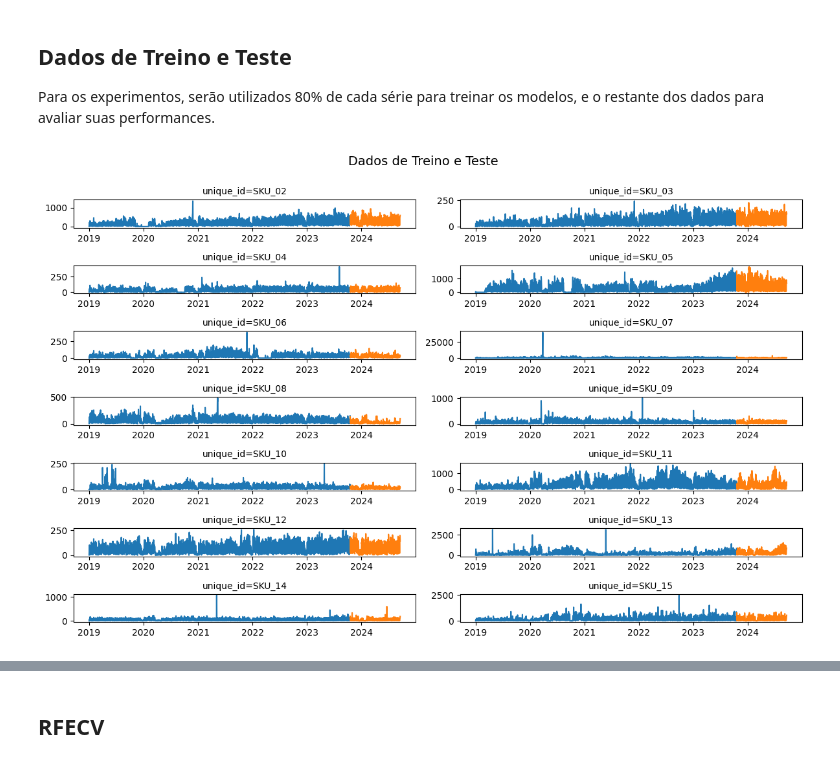
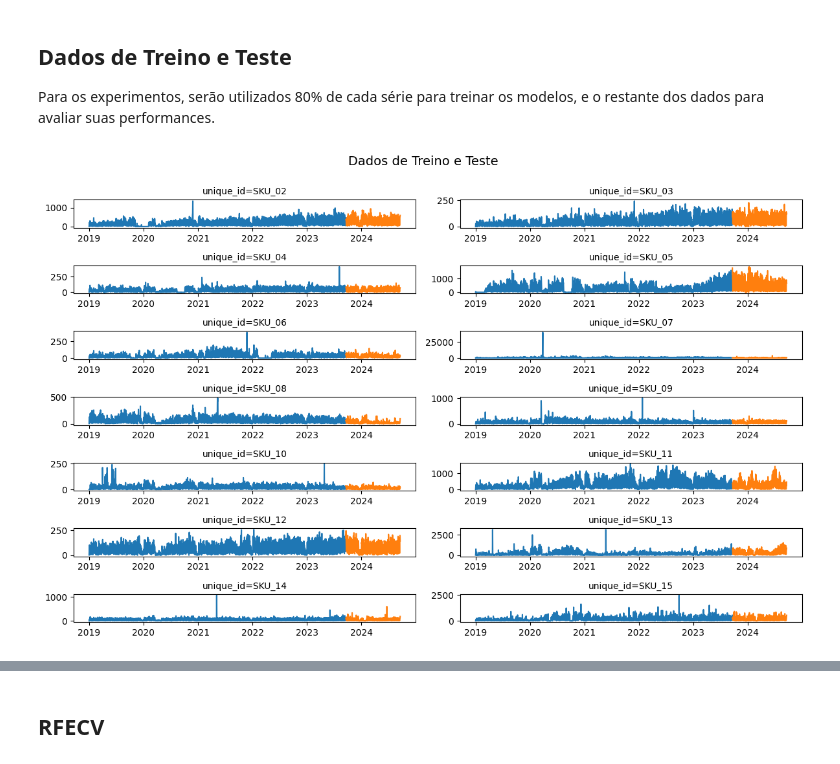
Before and after one commit to getrolucas/PIC-CD-UFERSA, a Jupyter notebook: notebooks/02_feature_engineering_e_selection.ipynb, the cells around one changed output, grey strips where cells are left out. Drawn from its saved outputs; the diff is of its cells as text; code cells hidden in the pictures.

```diff
--- a/notebooks/02_feature_engineering_e_selection.ipynb
+++ b/notebooks/02_feature_engineering_e_selection.ipynb
@@ -49,17 +49,17 @@ df = fill_gaps(
 Para os experimentos, serão utilizados 80% de cada série para treinar os modelos, e o restante dos dados para avaliar suas performances.
 # %%
 # dividindo dados em treino e teste
-train_df, test_df = ts_train_test_split(df=df, test_size = 336, id_col='unique_id')
+train_df, test_df = ts_train_test_split(df=df, test_size = 365, id_col='unique_id')
 
 # visualizando split
 fig7 = plot_time_series(
     df=train_df.merge(test_df, how='outer', on=['unique_id', 'ds'], suffixes=['_train','_test']),
     data_cols=['y_train', 'y_test'],
     title='Dados de Treino e Teste',
     figsize=(12, 8)
 )
 # %% [output]
-[figure, old version]
+[figure, new version]
 # %%
 # feature engineering
 features_train_df = (
```
Also changed, not shown: parts of 3 cells of this notebook, 3 other files.
